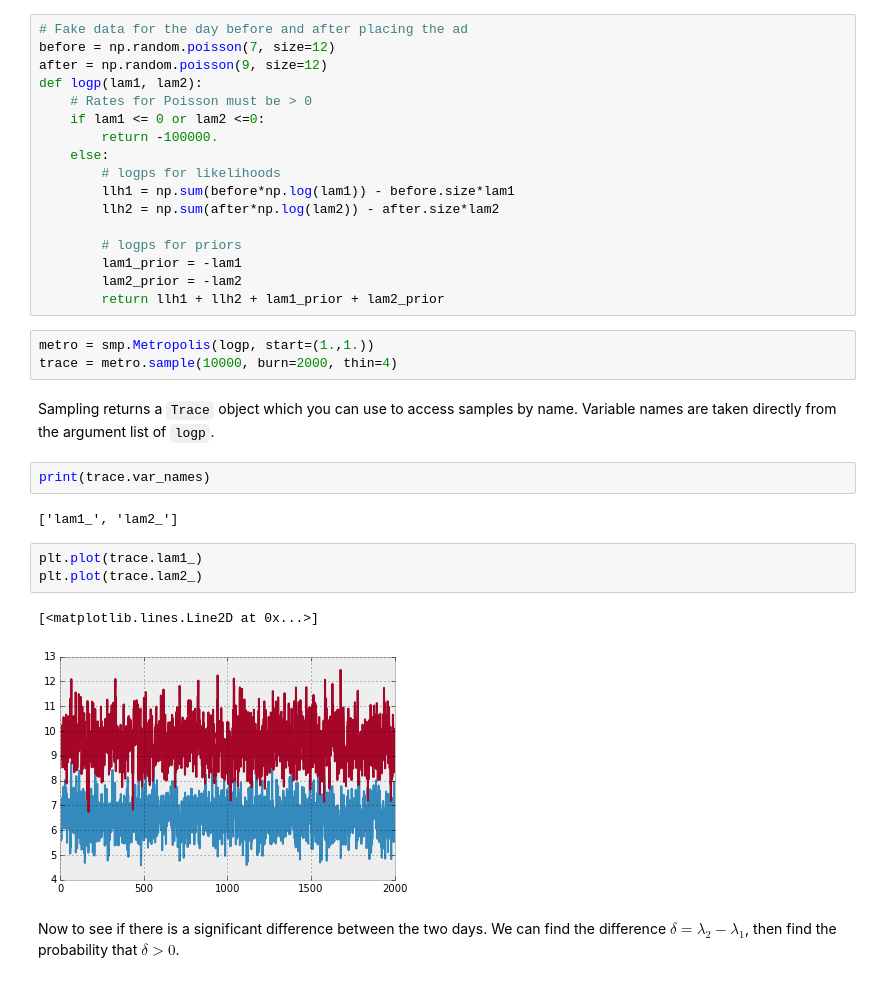
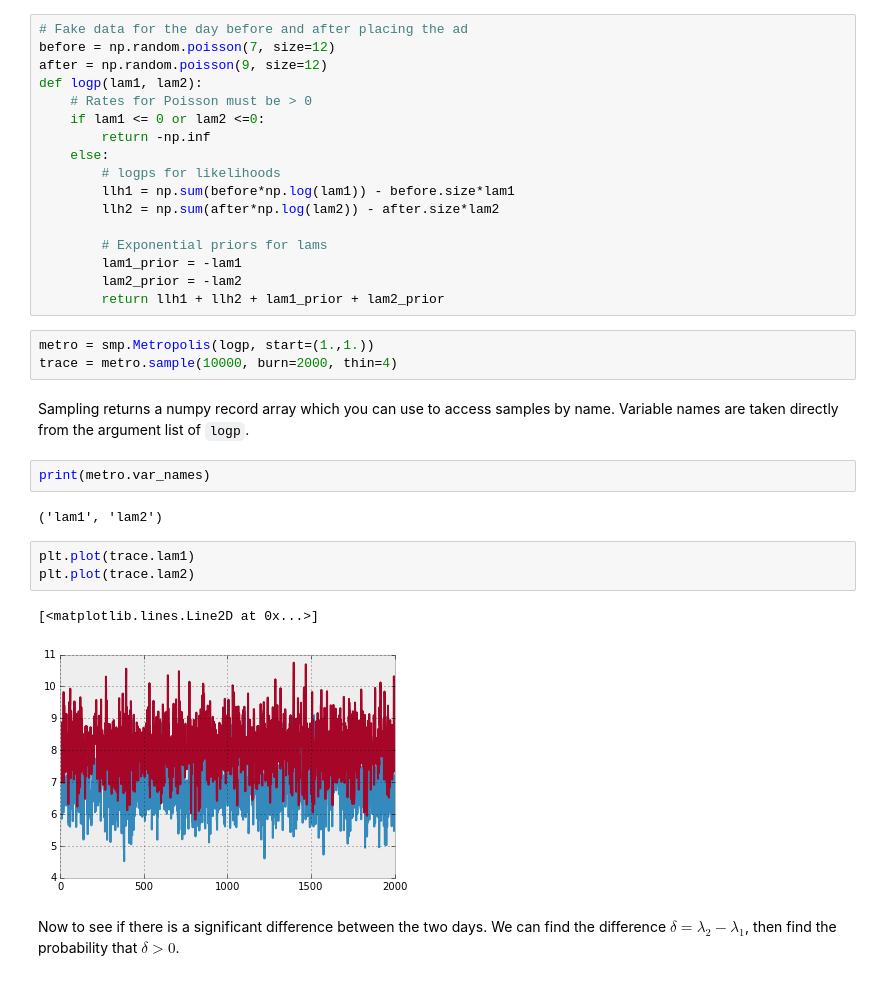
Before and after one commit to mcleonard/sampyl, a Jupyter notebook: Examples.ipynb, the cells around one changed output. Cells and saved outputs as stored; diff of their text form.

```diff
--- a/Examples.ipynb
+++ b/Examples.ipynb
@@ -59,13 +61,13 @@ after = np.random.poisson(9, size=12)
 def logp(lam1, lam2):
     # Rates for Poisson must be > 0
     if lam1 <= 0 or lam2 <=0:
-        return -100000.
+        return -np.inf
     else:
         # logps for likelihoods
         llh1 = np.sum(before*np.log(lam1)) - before.size*lam1
         llh2 = np.sum(after*np.log(lam2)) - after.size*lam2
 
-        # logps for priors
+        # Exponential priors for lams
         lam1_prior = -lam1
         lam2_prior = -lam2
         return llh1 + llh2 + lam1_prior + lam2_prior
@@ -73,17 +75,17 @@ def logp(lam1, lam2):
 metro = smp.Metropolis(logp, start=(1.,1.))
 trace = metro.sample(10000, burn=2000, thin=4)
 # %% [markdown]
-Sampling returns a `Trace` object which you can use to access samples by name. Variable names are taken directly from the argument list of `logp`.
+Sampling returns a numpy record array which you can use to access samples by name. Variable names are taken directly from the argument list of `logp`.
 # %%
-print(trace.var_names)
+print(metro.var_names)
 # %% [output]
-['lam1_', 'lam2_']
+('lam1', 'lam2')
 # %%
-plt.plot(trace.lam1_)
-plt.plot(trace.lam2_)
+plt.plot(trace.lam1)
+plt.plot(trace.lam2)
 # %% [output]
 [<matplotlib.lines.Line2D at 0x...>]
-[figure, old version]
+[figure, new version]
 # %% [markdown]
 Now to see if there is a significant difference between the two days. We can find the difference $\delta =  \lambda_2 - \lambda_1$, then find the probability that $\delta > 0$.
 # %%
```
Also changed, not shown: parts of 23 cells of this notebook, 9 other files.
